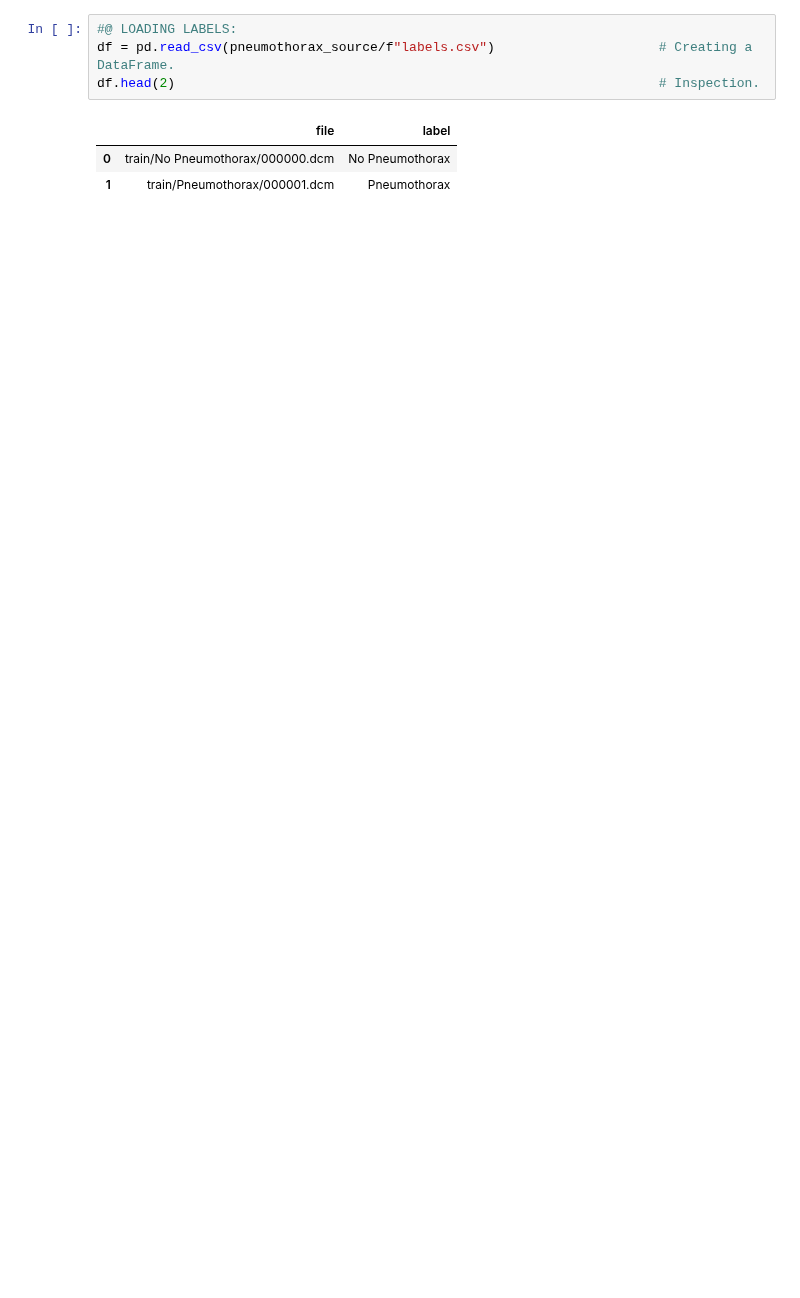
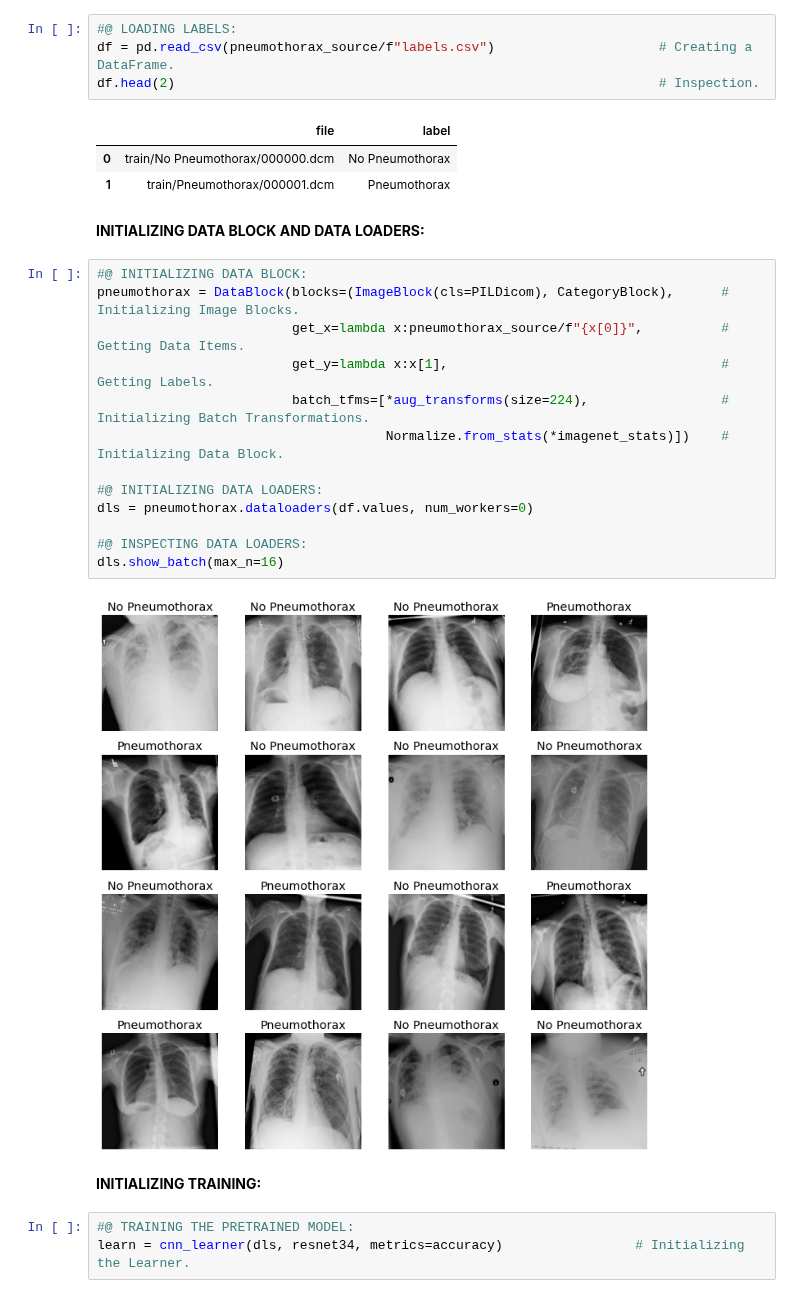
Before and after one commit to ThinamXx/Fastai, a Jupyter notebook: 19. Chest XRays Classification/XRays Classification.ipynb, the cells around one changed output. Drawn from its saved outputs; the diff is of its cells as text; blank space fills up the shorter version.

```diff
--- a/19. Chest XRays Classification/XRays Classification.ipynb
+++ b/19. Chest XRays Classification/XRays Classification.ipynb
@@ -96,3 +101,25 @@ df.head(2)                                                              # Inspec
 |  | file | label |
 | 0 | train/No Pneumothorax/000000.dcm | No Pneumothorax |
 | 1 | train/Pneumothorax/000001.dcm | Pneumothorax |
+# %% [markdown]
+**INITIALIZING DATA BLOCK AND DATA LOADERS:**
+# %%
+#@ INITIALIZING DATA BLOCK:
+pneumothorax = DataBlock(blocks=(ImageBlock(cls=PILDicom), CategoryBlock),      # Initializing Image Blocks.
+                         get_x=lambda x:pneumothorax_source/f"{x[0]}",          # Getting Data Items.
+                         get_y=lambda x:x[1],                                   # Getting Labels.
+                         batch_tfms=[*aug_transforms(size=224),                 # Initializing Batch Transformations.
+                                     Normalize.from_stats(*imagenet_stats)])    # Initializing Data Block.
+
+#@ INITIALIZING DATA LOADERS:
+dls = pneumothorax.dataloaders(df.values, num_workers=0)
+
+#@ INSPECTING DATA LOADERS:
+dls.show_batch(max_n=16)
+# %% [output]
+[figure, added]
+# %% [markdown]
+**INITIALIZING TRAINING:**
+# %%
+#@ TRAINING THE PRETRAINED MODEL:
+learn = cnn_learner(dls, resnet34, metrics=accuracy)                 # Initializing the Learner.
```
Also changed, not shown: parts of 13 cells of this notebook.
